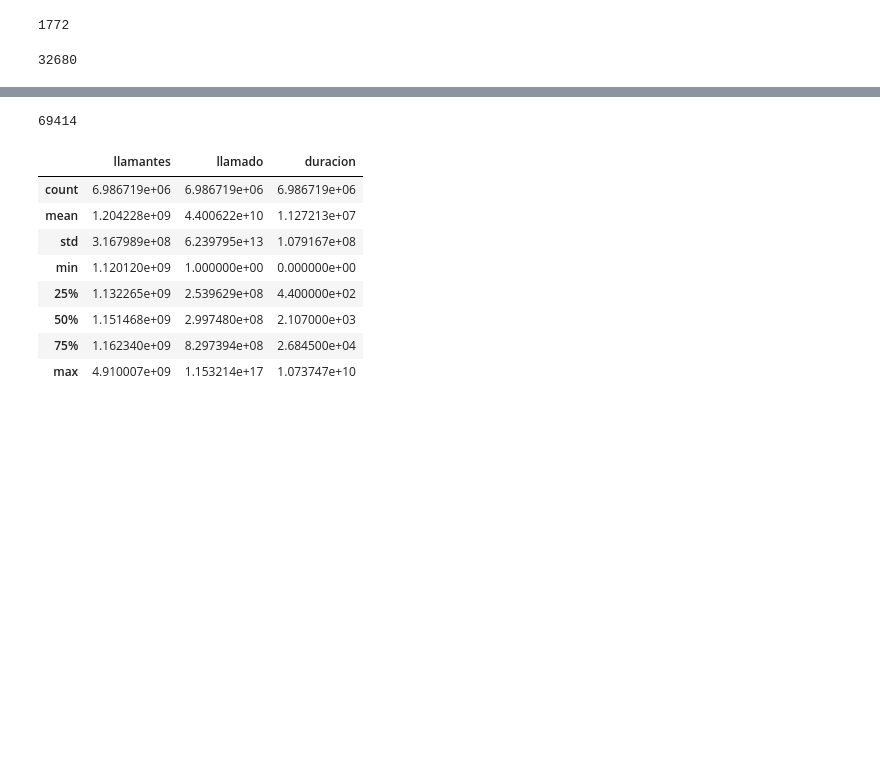
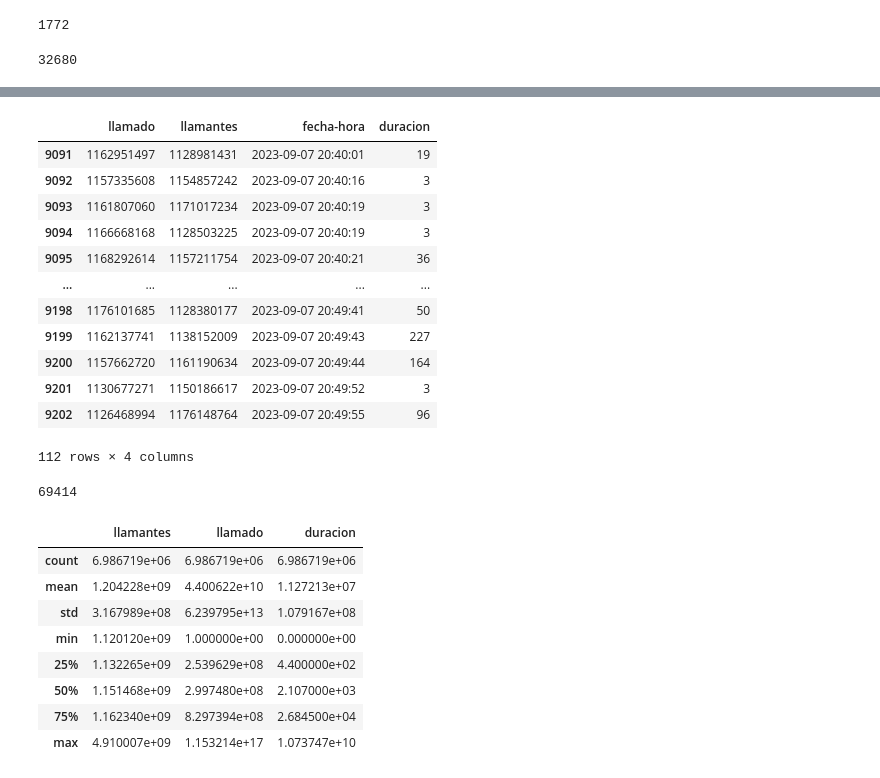
Before and after one commit to raulrm/juzfedlom, a Jupyter notebook: proceso.ipynb, the cells around one changed output, grey strips where cells are left out. Cells and saved outputs as stored; diff of their text form; code cells hidden in the pictures; blank space fills up the shorter version.

```diff
--- a/proceso.ipynb
+++ b/proceso.ipynb
@@ -89,3 +205,22 @@ fil_sal_hecho
+# %%
+# Filtrados en la data del hecho +- 5 minutos 07/09/2023 20;45
+fil_ent_hecho_05 = entrantes.loc[(entrantes['fecha-hora'] >= '2023-09-07 20:40:00')
+                     & (entrantes['fecha-hora'] < '2023-09-07 20:50:00')]
+fil_ent_hecho_05
+# %% [output]
+|  | llamado | llamantes | fecha-hora | duracion |
+| 9091 | 1162951497 | 1128981431 | 2023-09-07 20:40:01 | 19 |
+| 9092 | 1157335608 | 1154857242 | 2023-09-07 20:40:16 | 3 |
+| 9093 | 1161807060 | 1171017234 | 2023-09-07 20:40:19 | 3 |
+| 9094 | 1166668168 | 1128503225 | 2023-09-07 20:40:19 | 3 |
+| 9095 | 1168292614 | 1157211754 | 2023-09-07 20:40:21 | 36 |
+| ... | ... | ... | ... | ... |
+| 9198 | 1176101685 | 1128380177 | 2023-09-07 20:49:41 | 50 |
+| 9199 | 1162137741 | 1138152009 | 2023-09-07 20:49:43 | 227 |
+| 9200 | 1157662720 | 1161190634 | 2023-09-07 20:49:44 | 164 |
+| 9201 | 1130677271 | 1150186617 | 2023-09-07 20:49:52 | 3 |
+| 9202 | 1126468994 | 1176148764 | 2023-09-07 20:49:55 | 96 |
+112 rows × 4 columns
 # %%
 # Contamos la cantidad de numeros de telefonos unicos
 salientes['llamantes'].nunique()
```
Also changed, not shown: parts of 21 cells of this notebook, 1 other file.
